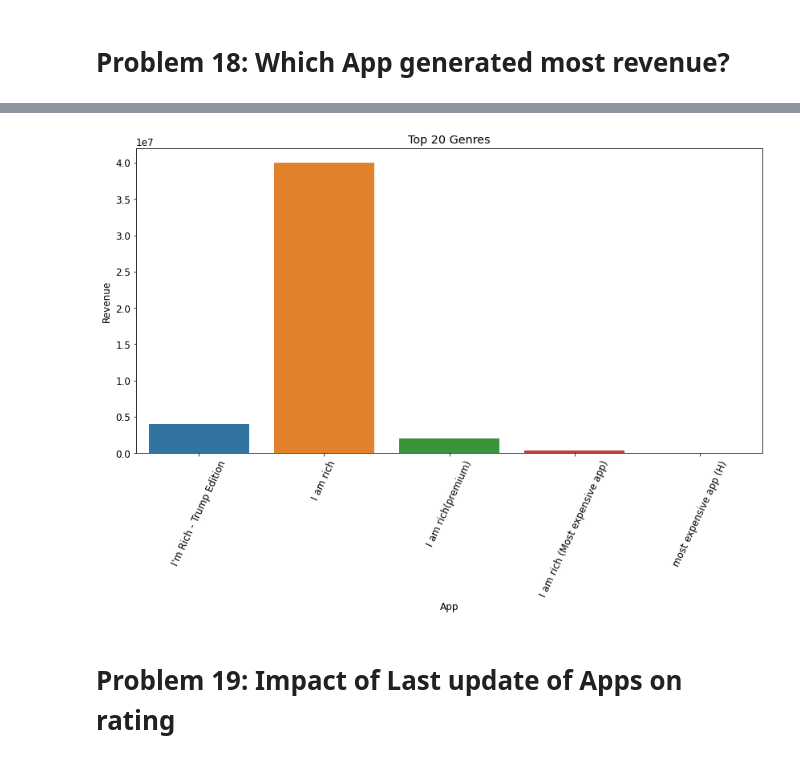
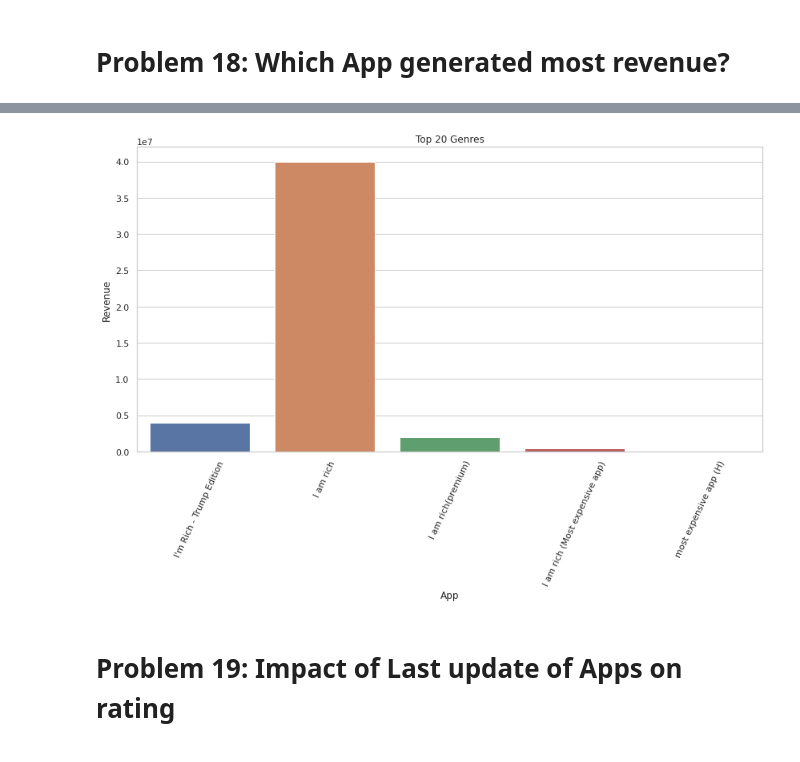
Before and after one commit to Meghanah97/Playstore_data_analysis, a Jupyter notebook: Copy_of_Copy_of_Copy_of_Play_Store_App_Review_Analysis_Capstone_Project.ipynb, the cells around one changed output, grey strips where cells are left out. Drawn from its saved outputs; the diff is of its cells as text; code cells hidden in the pictures.

```diff
--- a/Copy_of_Copy_of_Copy_of_Play_Store_App_Review_Analysis_Capstone_Project.ipynb
+++ b/Copy_of_Copy_of_Copy_of_Play_Store_App_Review_Analysis_Capstone_Project.ipynb
@@ -474,6 +474,7 @@ plt.figure(figsize=(18,13))
 
 plt.xlabel("Installs")
 plt.ylabel("Category")
+sns.set_theme(style="dark")
 graph = sns.barplot(x = x2sis, y = y2sis, alpha =0.9, palette= "viridis")
 graph.set_title("Installs", fontsize = 25);
 # %% [output]
@@ -492,6 +493,7 @@ plt.xticks(rotation=65)
 plt.xlabel("Genres")
 plt.ylabel("Number of application")
 plt.title("Top 10 Genres")
+sns.set_theme(style="whitegrid")
 sns.barplot(top_10_genres_installs.Genres, top_10_genres_installs.Count)
 plt.show()
 # %% [output]
@@ -508,5 +510,6 @@ plt.xlabel("Genres")
 plt.ylabel("Installs")
 plt.title("Installs according to Genres")
 sns.barplot(top_20_genres_installs.Genres, top_20_genres_installs.Installs)
+sns.set_theme(style="darkgrid")
 plt.show()
 # %% [output]
@@ -526,6 +529,7 @@ for i in range(len(a)):
 plt.figure(figsize=(12,10))
 plt.bar(asis,bsis,width=0.8,color=['#15244C','#FFFF48','#292734','#EF2920','#CD202D','#ECC5F2'], alpha=0.8);
 plt.title('Content Rating',size = 20);
+sns.set_theme(style="white")
 plt.ylabel('Apps(Count)');
 plt.xlabel('Content Rating');
 # %% [output]
@@ -755,13 +759,14 @@ revenue_sorted_Price
 # %%
 plt.figure(figsize=(14,7))
 plt.xticks(rotation=65)
 plt.xlabel("Genres")
 plt.ylabel("Number of application")
 plt.title("Top 20 Genres")
+sns.set_theme(style="ticks")
 sns.barplot(revenue_sorted_Price.App,revenue_sorted_Price.Revenue)
 plt.show()
 # %% [output]
-[figure, old version]
+[figure, new version]
 # %% [markdown]
 # Problem 19: Impact of Last update of Apps on rating
 # %%
```
Also changed, not shown: parts of 4 cells of this notebook.
